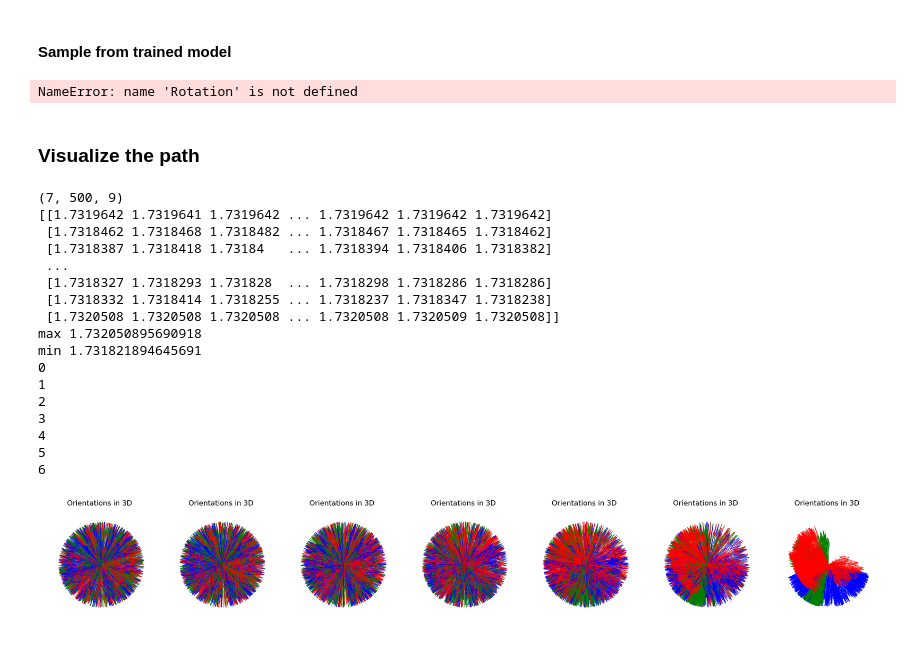
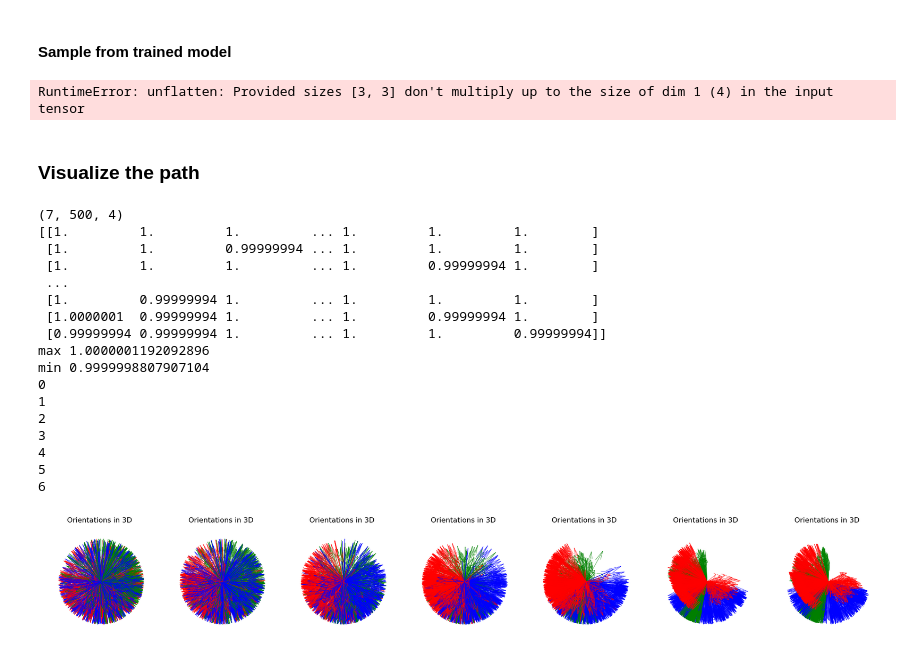
Before and after one commit to johannespitz/flow_matching, a Jupyter notebook: examples/3d_riemannian_flow.ipynb, the cells around one changed output. Saved outputs shown, nothing was run; the diff lists cells and outputs as text; code cells hidden in the pictures.

Commit message:
run with SO3 manifold

```diff
--- a/examples/3d_riemannian_flow.ipynb
+++ b/examples/3d_riemannian_flow.ipynb
@@ -178,16 +178,16 @@ path = GeodesicProbPath(scheduler=CondOTScheduler(), manifold=manifold)
 
 
 
-# from flow_matching.path import CompositeGeodesicProbPath, SO3ProbPath
+from flow_matching.path import CompositeGeodesicProbPath, SO3ProbPath
 
-# from scipy.spatial.transform import Rotation
-# from flow_matching.utils.manifolds import SO3
-# manifold = SO3()
+from scipy.spatial.transform import Rotation
+from flow_matching.utils.manifolds import SO3
+manifold = SO3()
 
-# vf = MLP(input_dim=9, hidden_dim=hidden_dim, output_dim=3)
-# vf.to(device)
+vf = MLP(input_dim=9, hidden_dim=hidden_dim, output_dim=3)
+vf.to(device)
 
-# path = SO3ProbPath(scheduler=CondOTScheduler())
+path = SO3ProbPath(scheduler=CondOTScheduler())
 
 
 TRAIN = True
@@ -209,11 +209,11 @@ else:
         x_0 = torch.randn_like(x_1).to(device)
 
         x_1 = wrap(Sphere(), x_1)
-        x_0 = wrap(manifold, x_0)
+        x_0 = wrap(Sphere(), x_0)
 
 
-        # x_1 = torch.Tensor(Rotation.from_quat(x_1.cpu().numpy()).as_matrix()).flatten(-2, -1).to(device)
-        # x_0 = torch.Tensor(Rotation.random(x_1.shape[0]).as_matrix()).flatten(-2, -1).to(device)
+        x_1 = torch.Tensor(Rotation.from_quat(x_1.cpu().numpy()).as_matrix()).flatten(-2, -1).to(device)
+        x_0 = torch.Tensor(Rotation.random(x_1.shape[0]).as_matrix()).flatten(-2, -1).to(device)
 
         # sample time (user's responsibility)
         t = torch.rand(x_1.shape[0]).to(device)
@@ -282,8 +282,8 @@ T = torch.linspace(0, 1, N)  # sample times
 T = T.to(device=device)
 
 x_init = torch.randn((batch_size, 3), dtype=torch.float32, device=device)
-x_init = wrap(manifold, x_init)
-# x_init = torch.Tensor(Rotation.random(batch_size).as_matrix()).flatten(-2, -1).to(device)
+x_init = wrap(Sphere(), x_init)
+x_init = torch.Tensor(Rotation.random(batch_size).as_matrix()).flatten(-2, -1).to(device)
 
 solver = RiemannianODESolver(velocity_model=wrapped_vf, manifold=manifold)  # create an ODESolver class
 sol = solver.sample(
@@ -295,7 +295,7 @@ sol = solver.sample(
     verbose=True,
 )
 # %% [output]
-NameError: name 'Rotation' is not defined
+RuntimeError: unflatten: Provided sizes [3, 3] don't multiply up to the size of dim 1 (4) in the input tensor
 # %% [markdown]
 ### Visualize the path
 # %%
@@ -315,42 +315,42 @@ print(norms)
 print(f"max {np.max(norms)}")
 print(f"min {np.min(norms)}")
 
 _, axs = plt.subplots(1, N + 1, figsize=(20, 3.2), subplot_kw={"projection": "3d"})
 
 for i in range(N + 1):
 
-    plot_orientations(samples[i], axs[i], offset=0.0)
+    # plot_orientations(samples[i], axs[i], offset=0.0)
 
 
-    # plot_orientations(Rotation.from_matrix(samples[i].reshape(-1, 3, 3)).as_quat(), axs[i], offset=0.0)
+    plot_orientations(Rotation.from_matrix(samples[i].reshape(-1, 3, 3)).as_quat(), axs[i], offset=0.0)
 
 
 
     # Set the aspect ratio to equal for better visualization of a sphere
     axs[i].set_box_aspect([1, 1, 1])
     axs[i].view_init(elev=130, azim=0)
     axs[i].axis("off")
 
     print(i)
 
 plt.tight_layout()
 plt.show()
 # %% [output]
-(7, 500, 9)
-[[1.7319642 1.7319641 1.7319642 ... 1.7319642 1.7319642 1.7319642]
- [1.7318462 1.7318468 1.7318482 ... 1.7318467 1.7318465 1.7318462]
- [1.7318387 1.7318418 1.73184   ... 1.7318394 1.7318406 1.7318382]
+(7, 500, 4)
+[[1.         1.         1.         ... 1.         1.         1.        ]
+ [1.         1.         0.99999994 ... 1.         1.         1.        ]
+ [1.         1.         1.         ... 1.         0.99999994 1.        ]
  ...
- [1.7318327 1.7318293 1.731828  ... 1.7318298 1.7318286 1.7318286]
- [1.7318332 1.7318414 1.7318255 ... 1.7318237 1.7318347 1.7318238]
- [1.7320508 1.7320508 1.7320508 ... 1.7320508 1.7320509 1.7320508]]
-max 1.732050895690918
-min 1.731821894645691
+ [1.         0.99999994 1.         ... 1.         1.         1.        ]
+ [1.0000001  0.99999994 1.         ... 1.         0.99999994 1.        ]
+ [0.99999994 0.99999994 1.         ... 1.         1.         0.99999994]]
+max 1.0000001192092896
+min 0.9999998807907104
 0
 1
 2
 3
 4
 5
 6
-[figure, old version]
+[figure, new version]
```
Also changed, not shown: parts of 1 cell of this notebook.
